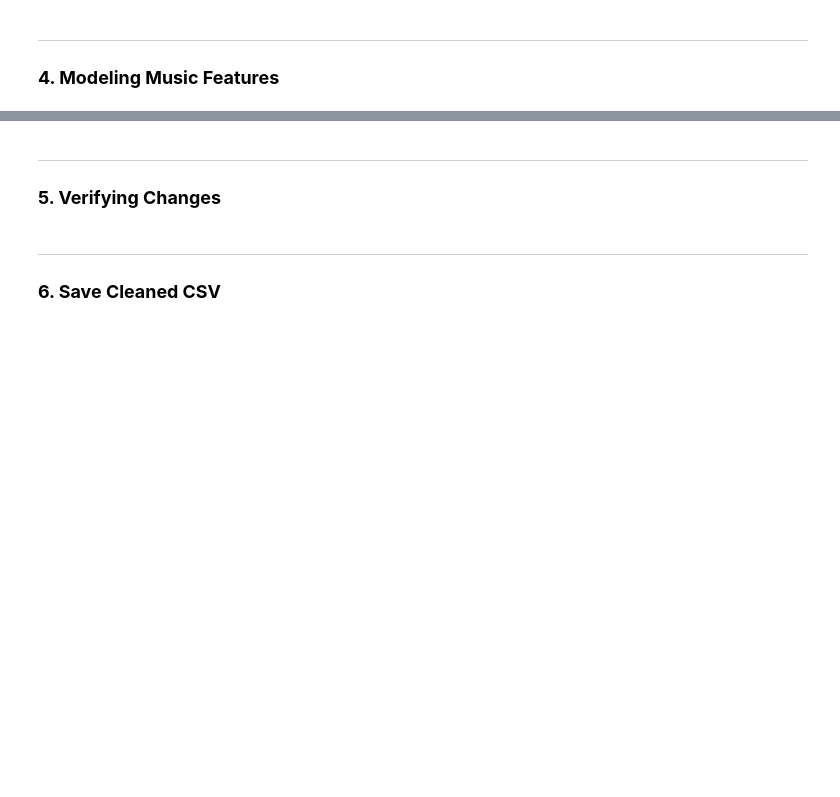
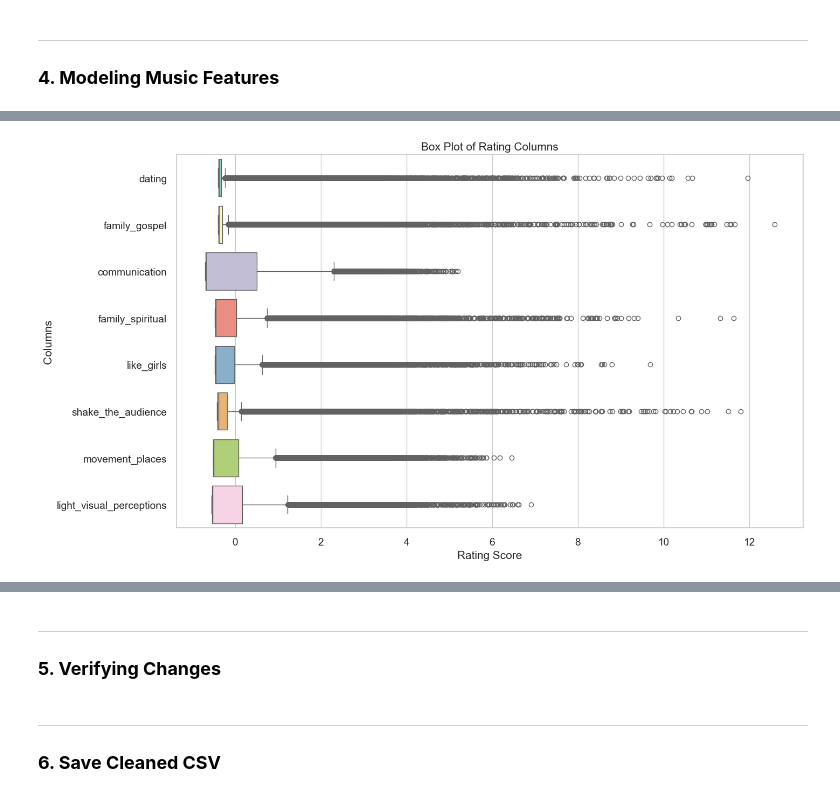
Before and after one commit to winni-datadiva/music-rec-algo, a Jupyter notebook: Code/03_Model.ipynb, the cells around one changed output, grey strips where cells are left out. Cells and saved outputs as stored; diff of their text form; code cells hidden in the pictures; blank space fills up the shorter version.

```diff
--- a/Code/03_Model.ipynb
+++ b/Code/03_Model.ipynb
@@ -456,6 +527,15 @@ Performing encoding separately to minimize chance of error.
 ---
 ### **4. Modeling Music Features**
 # %%
-# Model test ... apply KMeans to music
+# Applying KMeans to the full scaled feature matrix to generate song clusters
 
-# result should be songs
+kmeans_music = KMeans(n_clusters=optimal_k, random_state=42, n_init=12)
+kmeans_music.fit(X_train)
+
+# Storing results as 'songs': original data with cluster labels attached
+songs = df_cl.copy()
+songs['cluster'] = kmeans_music.labels_
+
+print(f"KMeans fitted with k={optimal_k} clusters")
+print(f"Cluster distribution:\n{songs['cluster'].value_counts().sort_index()}")
+print(songs.head())
@@ -462,20 +560,19 @@ Performing encoding separately to minimize chance of error.
 # %%
 # Grouping rating columns together to represent music track attributes
 rating = ['dating', 'family_gospel', 'communication', 'family_spiritual', 'like_girls',
           'shake_the_audience', 'movement_places', 'light_visual_perceptions']
 
-X = songs['rating']
-
-# Apply KMeans clustering with k=3 on selected features
-kmeans_music = kmeans(n_clusters=3, random_state=42)
-kmeans_music.fit(X)
+X = songs[rating]
 
 # Box plot of rating columns
-plt.figure(figsize=(12, 6))
-sns.boxplot(data=df['rating'], orient='h', palette='spectral')
+plt.figure(figsize=(15, 9))
+sns.boxplot(data=songs[rating], orient='h', palette='Set3')
 plt.title('Box Plot of Rating Columns')
 plt.xlabel('Rating Score')
 plt.ylabel('Columns')
+plt.savefig("C:\\Users\\winni\\music-rec-algo\\Doc\\chosen_k_rating.png", dpi=150)
 plt.show()
+# %% [output]
+[figure, added]
 # %%
 # Using sample of 10 unlabeled songs to see number of cluster generation
```
Also changed, not shown: parts of 18 cells of this notebook, 13 other files.
